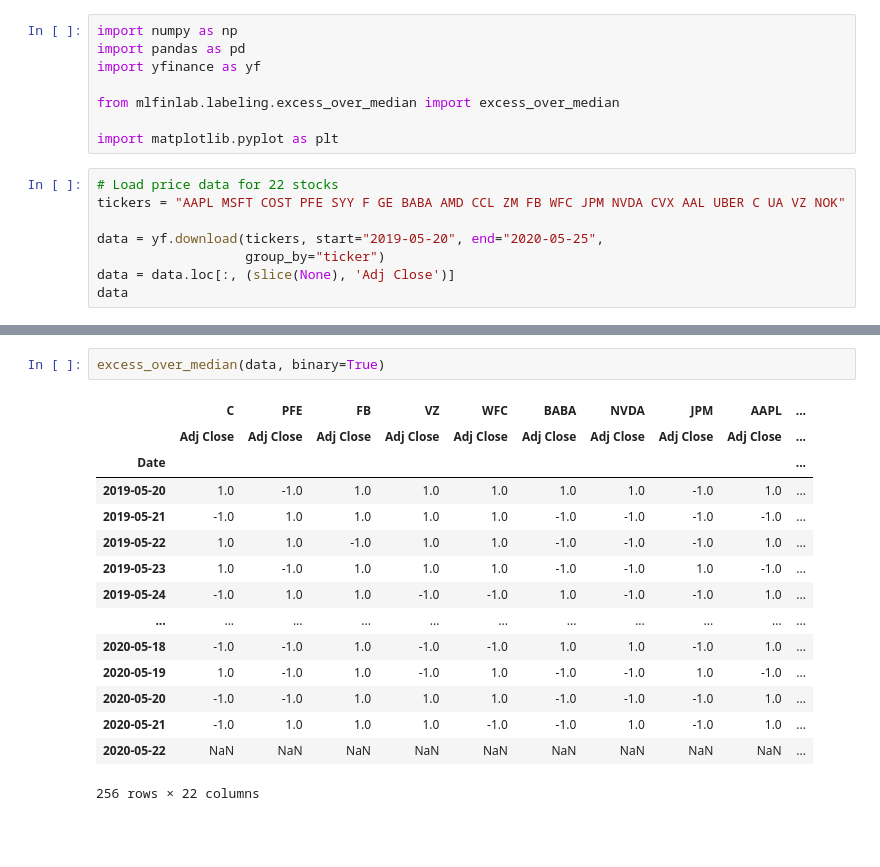
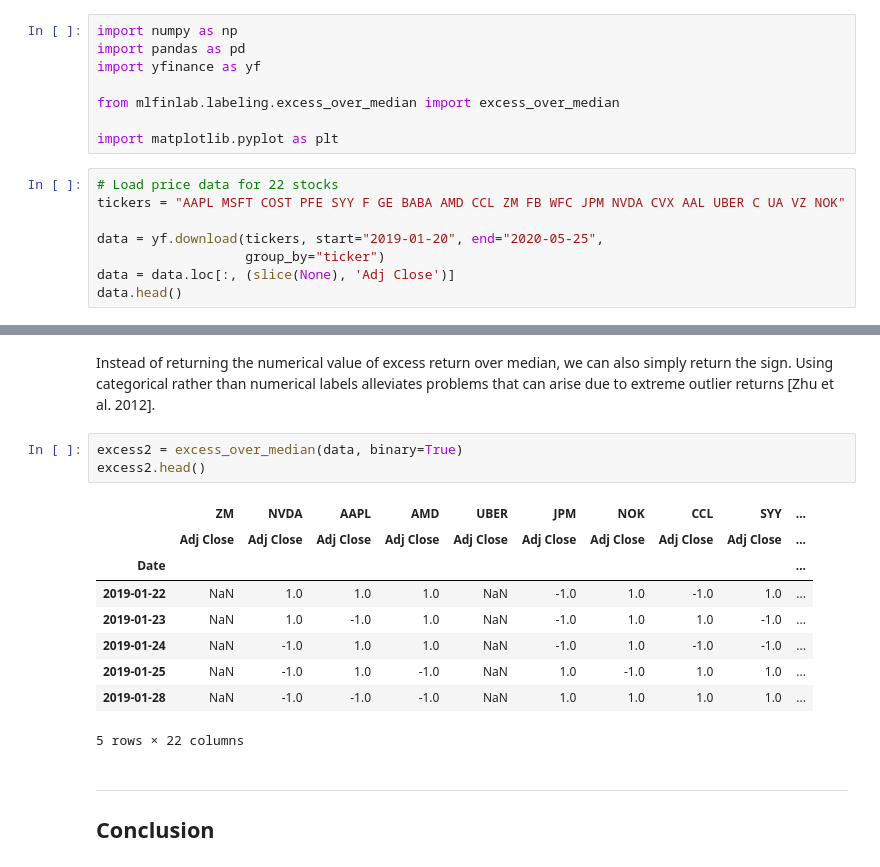
Before and after one commit to AI-Stuff/hudson-and-thames-research, a Jupyter notebook: Labelling/Labels Excess Over Median/Excess over Median.ipynb, the cells around one changed output, grey strips where cells are left out. Cells and saved outputs as stored; diff of their text form; blank space fills up the shorter version.

Commit message:
added notebook for excess over median

```diff
--- a/Labelling/Labels Excess Over Median/Excess over Median.ipynb
+++ b/Labelling/Labels Excess Over Median/Excess over Median.ipynb
@@ -31,9 +32,9 @@ import matplotlib.pyplot as plt
 # Load price data for 22 stocks
 tickers = "AAPL MSFT COST PFE SYY F GE BABA AMD CCL ZM FB WFC JPM NVDA CVX AAL UBER C UA VZ NOK"
 
-data = yf.download(tickers, start="2019-05-20", end="2020-05-25",
+data = yf.download(tickers, start="2019-01-20", end="2020-05-25",
                    group_by="ticker")
 data = data.loc[:, (slice(None), 'Adj Close')]
-data
+data.head()
 # %% [output]
 [*********************100%***********************]  22 of 22 completed
@@ -73,18 +72,18 @@ excess_over_median(data)
+# %% [markdown]
+Instead of returning the numerical value of excess return over median, we can also simply return the sign. Using categorical rather than numerical labels alleviates problems that can arise due to extreme outlier returns [Zhu et al. 2012].
 # %%
-excess_over_median(data, binary=True)
+excess2 = excess_over_median(data, binary=True)
+excess2.head()
 # %% [output]
-|  | C | PFE | FB | VZ | WFC | BABA | NVDA | JPM | AAPL | ... |
+|  | ZM | NVDA | AAPL | AMD | UBER | JPM | NOK | CCL | SYY | ... |
 |  | Adj Close | Adj Close | Adj Close | Adj Close | Adj Close | Adj Close | Adj Close | Adj Close | Adj Close | ... |
 | Date |  |  |  |  |  |  |  |  |  | ... |
-| 2019-05-20 | 1.0 | -1.0 | 1.0 | 1.0 | 1.0 | 1.0 | 1.0 | -1.0 | 1.0 | ... |
-| 2019-05-21 | -1.0 | 1.0 | 1.0 | 1.0 | 1.0 | -1.0 | -1.0 | -1.0 | -1.0 | ... |
-| 2019-05-22 | 1.0 | 1.0 | -1.0 | 1.0 | 1.0 | -1.0 | -1.0 | -1.0 | 1.0 | ... |
-| 2019-05-23 | 1.0 | -1.0 | 1.0 | 1.0 | 1.0 | -1.0 | -1.0 | 1.0 | -1.0 | ... |
-| 2019-05-24 | -1.0 | 1.0 | 1.0 | -1.0 | -1.0 | 1.0 | -1.0 | -1.0 | 1.0 | ... |
-| ... | ... | ... | ... | ... | ... | ... | ... | ... | ... | ... |
-| 2020-05-18 | -1.0 | -1.0 | 1.0 | -1.0 | -1.0 | 1.0 | 1.0 | -1.0 | 1.0 | ... |
-| 2020-05-19 | 1.0 | -1.0 | 1.0 | -1.0 | 1.0 | -1.0 | -1.0 | 1.0 | -1.0 | ... |
-| 2020-05-20 | -1.0 | -1.0 | 1.0 | 1.0 | 1.0 | -1.0 | -1.0 | -1.0 | 1.0 | ... |
-| 2020-05-21 | -1.0 | 1.0 | 1.0 | 1.0 | -1.0 | -1.0 | 1.0 | -1.0 | 1.0 | ... |
-| 2020-05-22 | NaN | NaN | NaN | NaN | NaN | NaN | NaN | NaN | NaN | ... |
+| 2019-01-22 | NaN | 1.0 | 1.0 | 1.0 | NaN | -1.0 | 1.0 | -1.0 | 1.0 | ... |
+| 2019-01-23 | NaN | 1.0 | -1.0 | 1.0 | NaN | -1.0 | 1.0 | 1.0 | -1.0 | ... |
+| 2019-01-24 | NaN | -1.0 | 1.0 | 1.0 | NaN | -1.0 | 1.0 | -1.0 | -1.0 | ... |
+| 2019-01-25 | NaN | -1.0 | 1.0 | -1.0 | NaN | 1.0 | -1.0 | 1.0 | 1.0 | ... |
+| 2019-01-28 | NaN | -1.0 | -1.0 | -1.0 | NaN | 1.0 | 1.0 | 1.0 | 1.0 | ... |
-256 rows × 22 columns
+5 rows × 22 columns
+# %% [markdown]
+---
+## Conclusion
```
Also changed, not shown: parts of 9 cells of this notebook, 1 other file.
